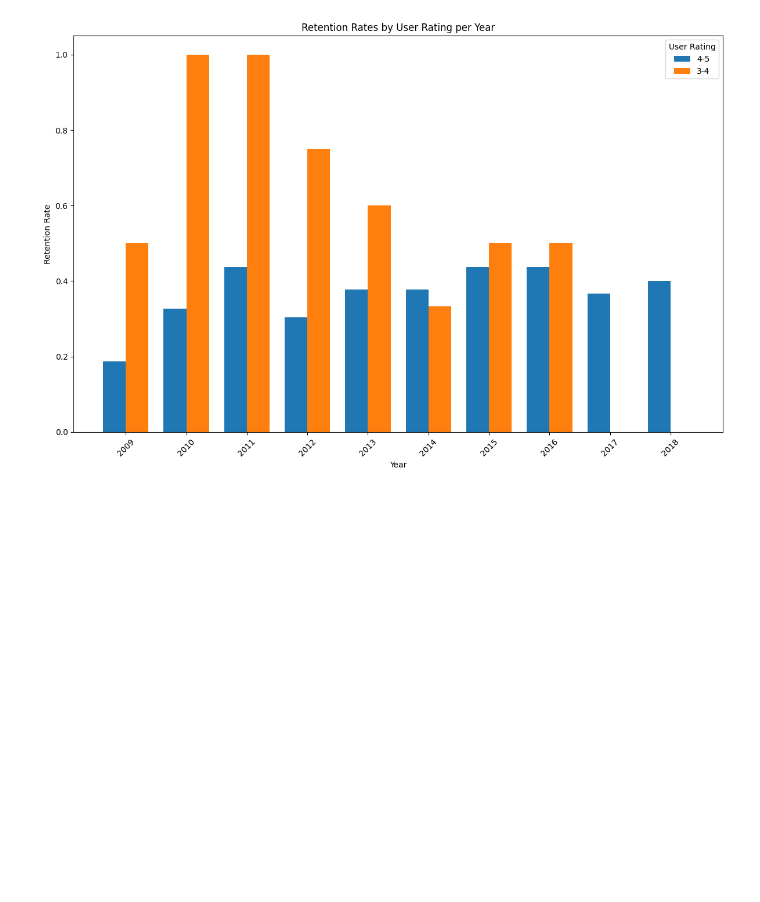
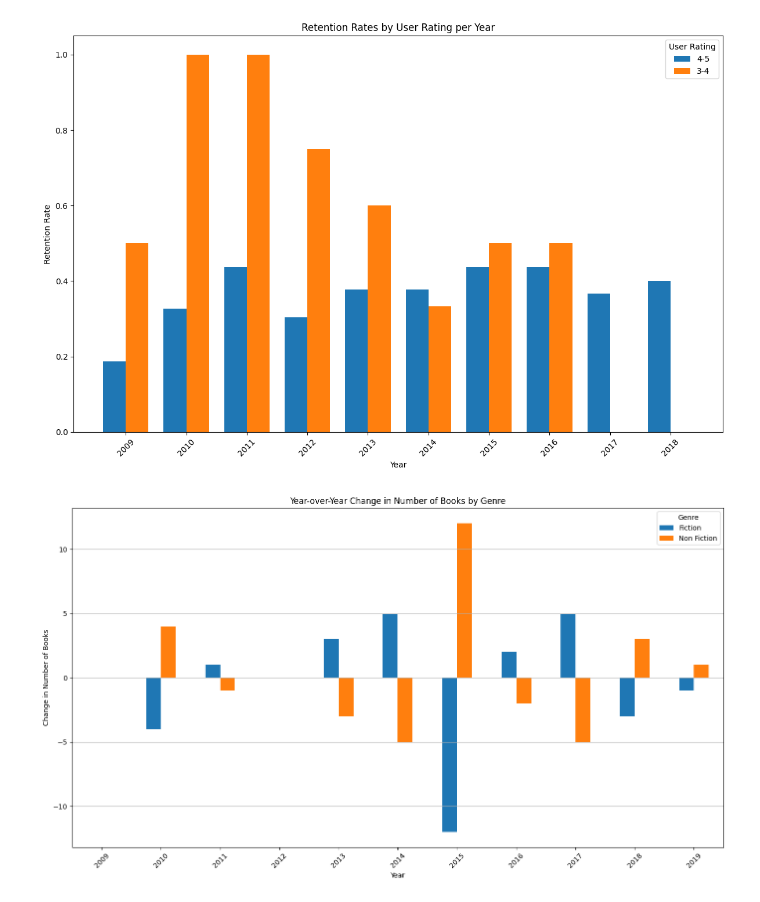
Before and after one commit to Eemkayy/cs210, a Jupyter notebook: FinalProject.ipynb, the cells around one changed output. Cells and saved outputs as stored; diff of their text form; code cells hidden in the pictures; blank space fills up the shorter version.

Commit message:
Added complex change over time

```diff
--- a/FinalProject.ipynb
+++ b/FinalProject.ipynb
@@ -101,3 +101,8 @@ plot_retention_rate_by_criteria(df, 'Price', 'Price', to_cut = True)
 plot_retention_rate_by_criteria(df, 'User Rating', 'User Rating', cut_range=[1, 2, 3, 4, 5], cut_labels=['1-2', '2-3', '3-4', '4-5'], to_cut = True)
 # %% [output]
 [figure]
+# %%
+from FinalProjectCode import change_over_time
+change_over_time(df)
+# %% [output]
+[figure, added]
```
Also changed, not shown: parts of 2 cells of this notebook, 1 other file.
